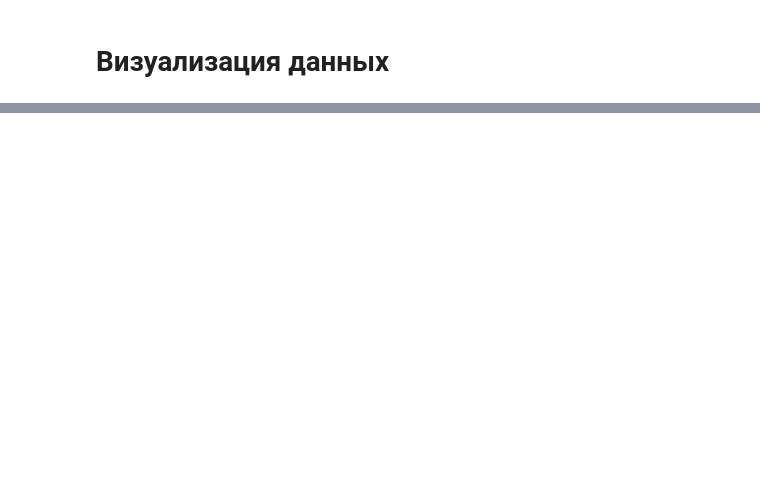
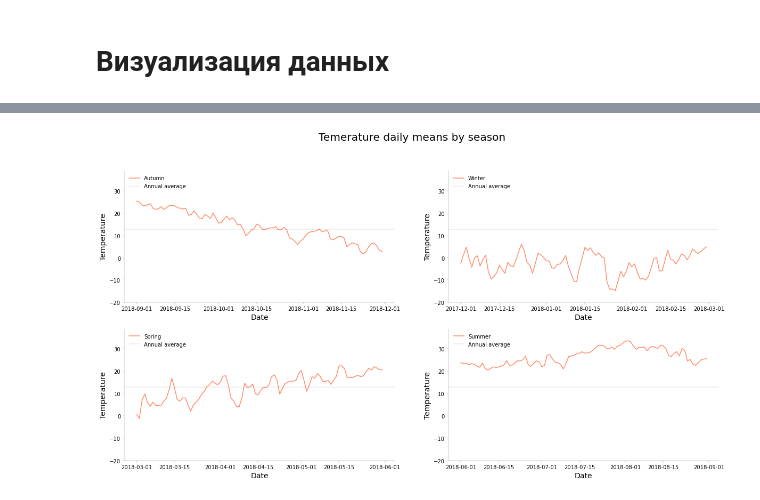
Before and after one commit to rogovich/2021_Stats_Online, a Jupyter notebook: 01_Начальный/01_12_Viz.ipynb, the cells around one changed output, grey strips where cells are left out. Cells and saved outputs as stored; diff of their text form; code cells hidden in the pictures; blank space fills up the shorter version.

```diff
--- a/01_Начальный/01_12_Viz.ipynb
+++ b/01_Начальный/01_12_Viz.ipynb
@@ -25,24 +105,27 @@ bikes['Temperature'].describe()
 # %%
 fig, ax = plt.subplots(2,2, figsize=(20,10))
 
 ax[0][0].plot(bikes.groupby(['Seasons', 'Date'])['Temperature'].mean().loc['Autumn'], c='#ff8c69')
 ax[0][1].plot(bikes.groupby(['Seasons', 'Date'])['Temperature'].mean().loc['Winter'], c='#ff8c69')
 ax[1][0].plot(bikes.groupby(['Seasons', 'Date'])['Temperature'].mean().loc['Spring'], c='#ff8c69')
 ax[1][1].plot(bikes.groupby(['Seasons', 'Date'])['Temperature'].mean().loc['Summer'], c='#ff8c69')
 
 for axis,season in zip(ax.ravel(), ['Autumn', 'Winter', 'Spring', 'Summer']):
     axis.set_xlabel('Date', fontsize=14)
     axis.set_ylabel('Temperature', fontsize=14)
     axis.spines['right'].set_visible(False)
     axis.spines['top'].set_visible(False)
+    axis.spines['left'].set_linewidth(0.2)
+    axis.spines['bottom'].set_linewidth(0.2)
     axis.xaxis.set_tick_params(width=0.2)
     axis.yaxis.set_tick_params(width=0.2)
     axis.set_ylim(-20, 39)
     axis.axhline(12.9, c='grey', lw=0.25)
     axis.legend([season, 'Annual average'], frameon=False, loc=2)
-    for spine in ['bottom','left']:
-        axis.spines[spine].set_linewidth(0.2)
+
 
 fig.suptitle('Temerature daily means by season', fontsize=20)
 fig.savefig('temps.pdf')
 fig.savefig('temps.png', dpi=100)
+# %% [output]
+[figure, added]
```
Also changed, not shown: parts of 24 cells of this notebook, 2 other files.
